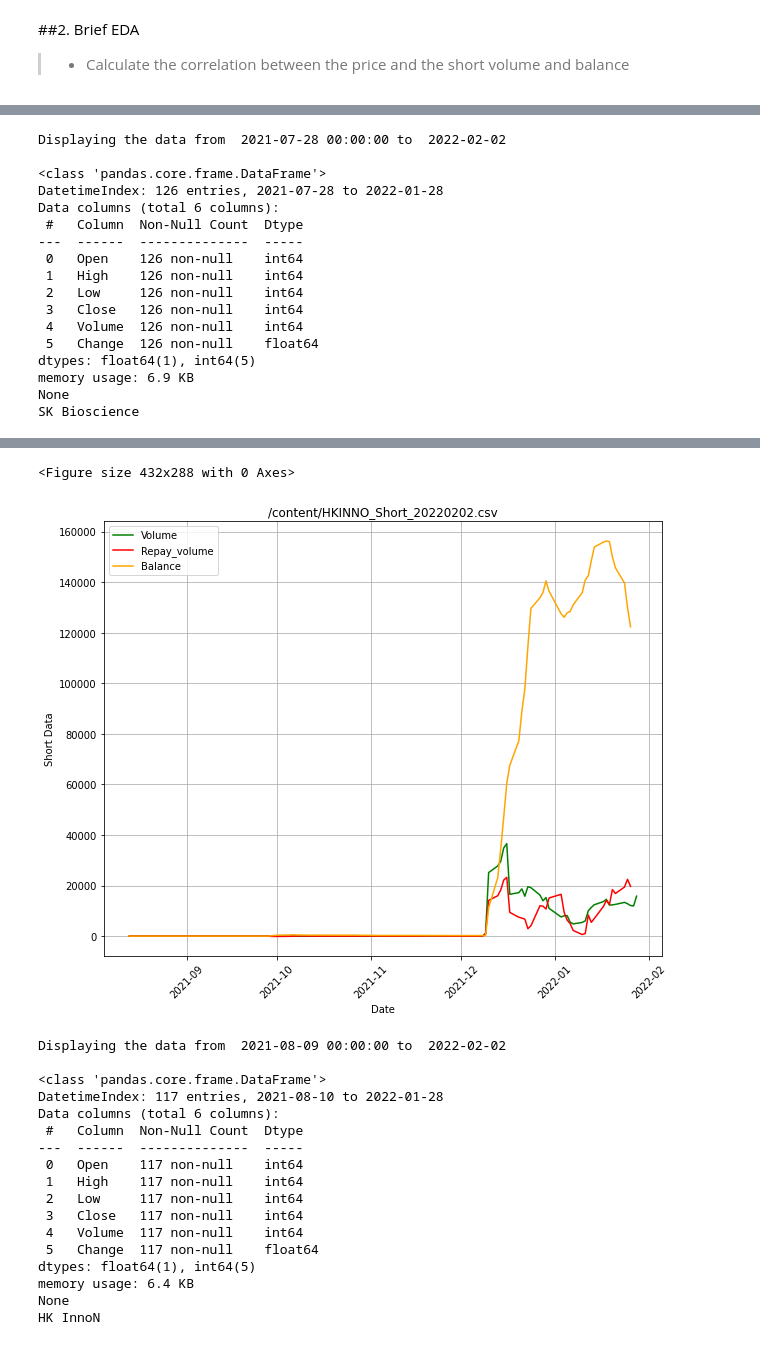
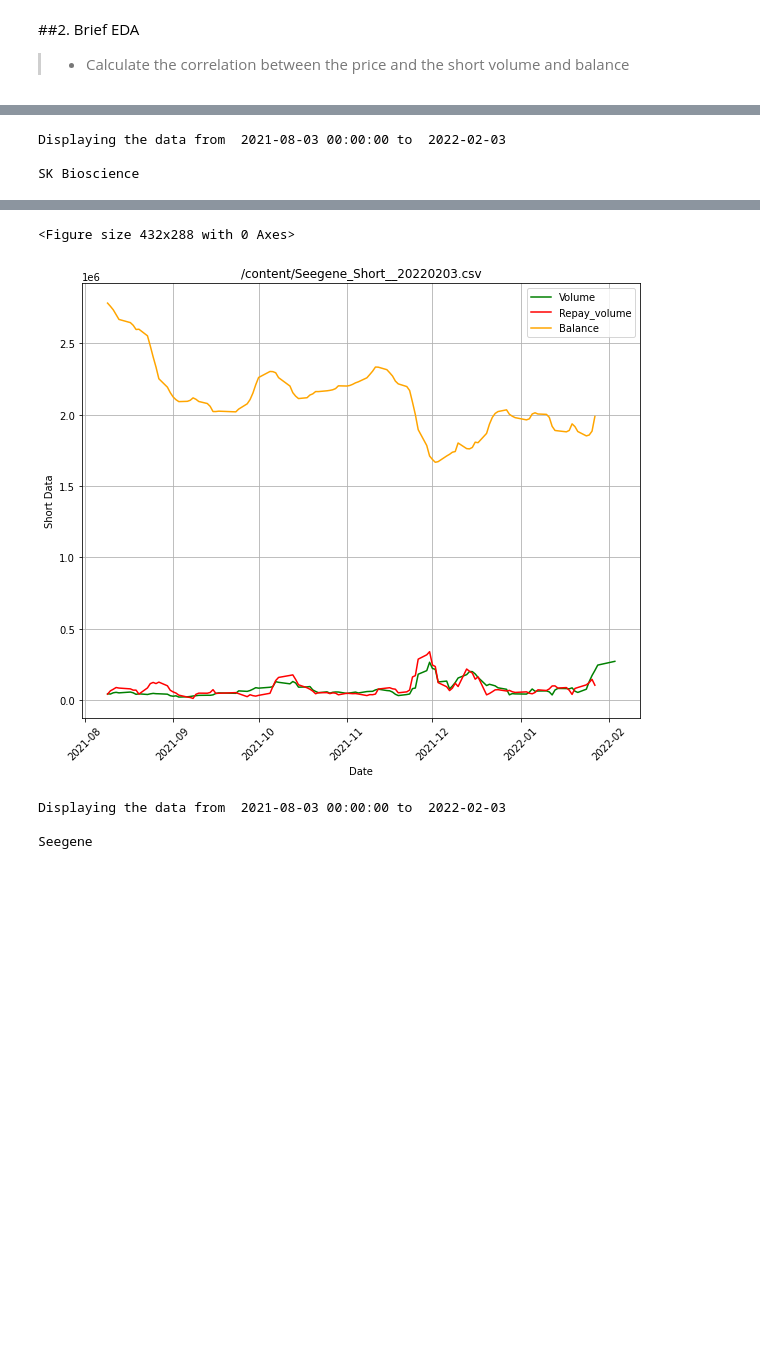
Before and after one commit to kimdesok/FinanceDataReader, a Jupyter notebook: Short_Sell_Stock_daily.ipynb, the cells around one changed output, grey strips where cells are left out. Drawn from its saved outputs; the diff is of its cells as text; code cells hidden in the pictures; blank space fills up the shorter version.

Commit message:
fixed the error that reads the stock code as integer and read the code file with the encoding of 'euc-kr'

```diff
--- a/Short_Sell_Stock_daily.ipynb
+++ b/Short_Sell_Stock_daily.ipynb
@@ -106,7 +106,6 @@ def stock_graphs(Company_names, code, short_df):
 
     # Load the stock market data from start_date to today
     full_df = fdr.DataReader(code, start_date, end_date)
-    print(full_df.dropna().info())
 
     #Data transform using the closing price
     full_df = full_df.pivot_table(index='Date', values=['Close', 'Volume'])
@@ -119,11 +118,11 @@ def stock_graphs(Company_names, code, short_df):
 
     full_df = full_df.rename({'Close': key0}, axis=1)
 
-    full_df[key0] = full_df[key0].fillna(0).rolling(5).mean()
     full_df['Short_interest'] = (short_df['Volume']/full_df['Volume']).fillna(0).rolling(5).mean()
 
     plt.figure(figsize = (10,8))
-    plt.plot(full_df[key0]/full_df[key0].max(), color = 'black', label ='Price')
+    plt.plot(full_df[key0]/full_df[key0].max(), color = 'blue', label ='Price')
+    plt.plot((full_df[key0]/full_df[key0].max()).fillna(0).rolling(5).mean(), color = 'aqua', label ='Price 5day mva')
     plt.plot(short_df[key1]/short_df[key1].max(), color = 'green', label=key1, alpha=0.5)
     plt.plot(short_df[key2][:-2]/short_df[key2][:-2].max(), color = 'orange', label=key2, alpha=0.5)
     plt.plot(full_df['Short_interest'], color = 'red', label='Short_interest', alpha=0.5)
@@ -140,7 +139,7 @@ def stock_graphs(Company_names, code, short_df):
     plt.clf()  # clear the plot space
 
 def get_codes(my_file, names):
-  df = pd.read_csv(my_file)
+  df = pd.read_csv(my_file, encoding='euc-kr', dtype=object)
   code_list = {}
   for name in names:
     code = df.query("names=='{}'".format(name))['codes'].to_string(index=False)
@@ -162,21 +161,21 @@ code_list = get_codes(my_codes, Company_names)
 Company_names = {'KOR':'SK바이오사이언스','ENG': 'SK Bioscience'}
 code = code_list[Company_names['KOR']]
 print(Company_names['KOR'], code)
-my_file = '/content/SKBio_Short__20220202.csv'
+my_file = '/content/SKBio_Short_20220203.csv'
 short_df=short_graphs(my_file)
 stock_graphs(Company_names, code, short_df)
 
 Company_names = {'KOR':'씨젠', 'ENG':'Seegene'}
 code = code_list[Company_names['KOR']]
 print(Company_names['KOR'], code)
-my_file = '/content/SeeGene_Short_20220202.csv'
-#short_df=short_graphs(my_file)
-#stock_graphs(Company_names, code, short_df)
+my_file = '/content/Seegene_Short__20220203.csv'
+short_df=short_graphs(my_file)
+stock_graphs(Company_names, code, short_df)
 
 Company_names = {'KOR':'HK이노엔', 'ENG':'HK InnoN'}
 code = code_list[Company_names['KOR']]
 print(Company_names['KOR'], code)
-my_file = '/content/HKINNO_Short_20220202.csv'
+my_file = '/content/hkinnon_20220203.csv'
 short_df=short_graphs(my_file)
 stock_graphs(Company_names, code, short_df)
 # %% [output]
@@ -186,17 +185,3 @@ Displaying the data from  2021-07-28 00:00:00 to  2022-02-02
-Displaying the data from  2021-07-28 00:00:00 to  2022-02-02
+Displaying the data from  2021-08-03 00:00:00 to  2022-02-03
 
-<class 'pandas.core.frame.DataFrame'>
-DatetimeIndex: 126 entries, 2021-07-28 to 2022-01-28
-Data columns (total 6 columns):
- #   Column  Non-Null Count  Dtype
----  ------  --------------  -----
- 0   Open    126 non-null    int64
- 1   High    126 non-null    int64
- 2   Low     126 non-null    int64
- 3   Close   126 non-null    int64
- 4   Volume  126 non-null    int64
- 5   Change  126 non-null    float64
-dtypes: float64(1), int64(5)
-memory usage: 6.9 KB
-None
 SK Bioscience
@@ -207,19 +191,5 @@ Displaying the data from  2021-08-09 00:00:00 to  2022-02-02
 <Figure size 432x288 with 0 Axes>
-[figure, old version]
+[figure, new version]
-Displaying the data from  2021-08-09 00:00:00 to  2022-02-02
+Displaying the data from  2021-08-03 00:00:00 to  2022-02-03
 
-<class 'pandas.core.frame.DataFrame'>
-DatetimeIndex: 117 entries, 2021-08-10 to 2022-01-28
-Data columns (total 6 columns):
- #   Column  Non-Null Count  Dtype
----  ------  --------------  -----
- 0   Open    117 non-null    int64
- 1   High    117 non-null    int64
- 2   Low     117 non-null    int64
- 3   Close   117 non-null    int64
- 4   Volume  117 non-null    int64
- 5   Change  117 non-null    float64
-dtypes: float64(1), int64(5)
-memory usage: 6.4 KB
-None
-HK InnoN
+Seegene
```
Also changed, not shown: parts of 2 cells of this notebook.
